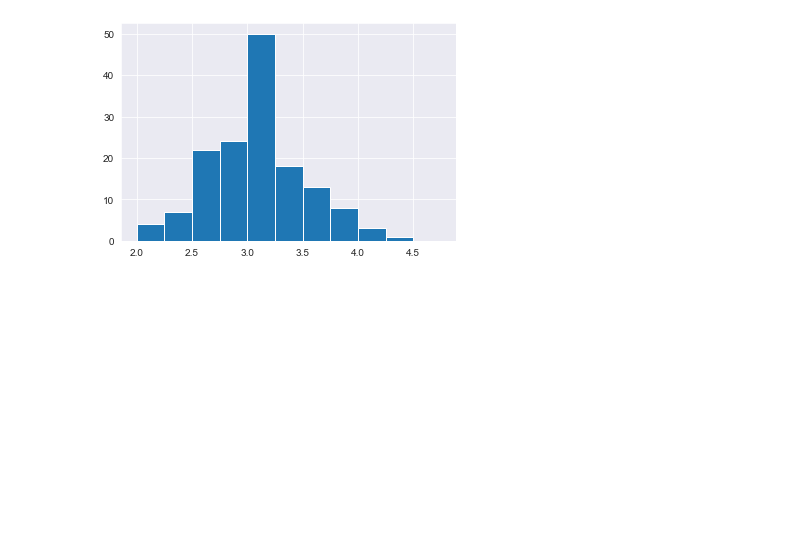
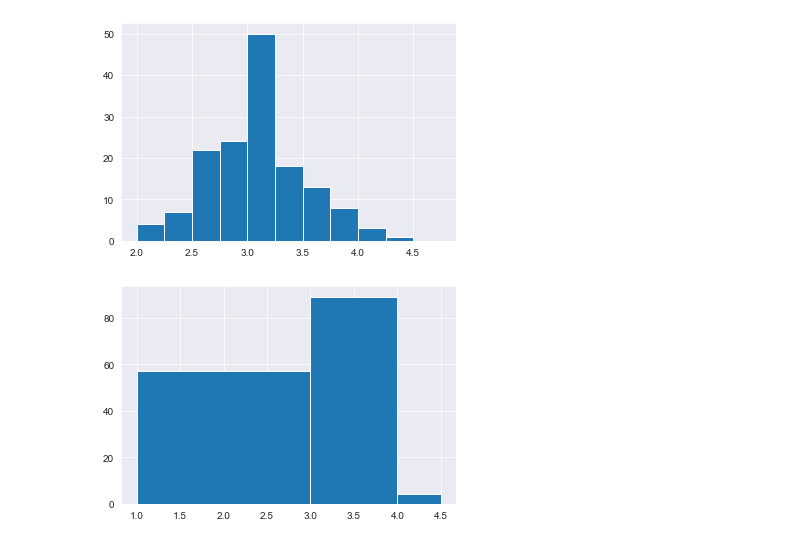
Before and after one commit to piyushrj100/Data_analysis, a Jupyter notebook: mat.ipynb, the cells around one changed output. Saved outputs shown, nothing was run; the diff lists cells and outputs as text; code cells hidden in the pictures; blank space fills up the shorter version.

```diff
--- a/mat.ipynb
+++ b/mat.ipynb
@@ -230,3 +230,7 @@ import numpy as np
 plt.hist(flowers_df.sepal_width, bins=np.arange(2, 5, 0.25));
 # %% [output]
 [figure]
+# %%
+plt.hist(flowers_df.sepal_width, bins=[1, 3, 4, 4.5]);
+# %% [output]
+[figure, added]
```
Also changed, not shown: parts of 19 cells of this notebook, 1 other file.
